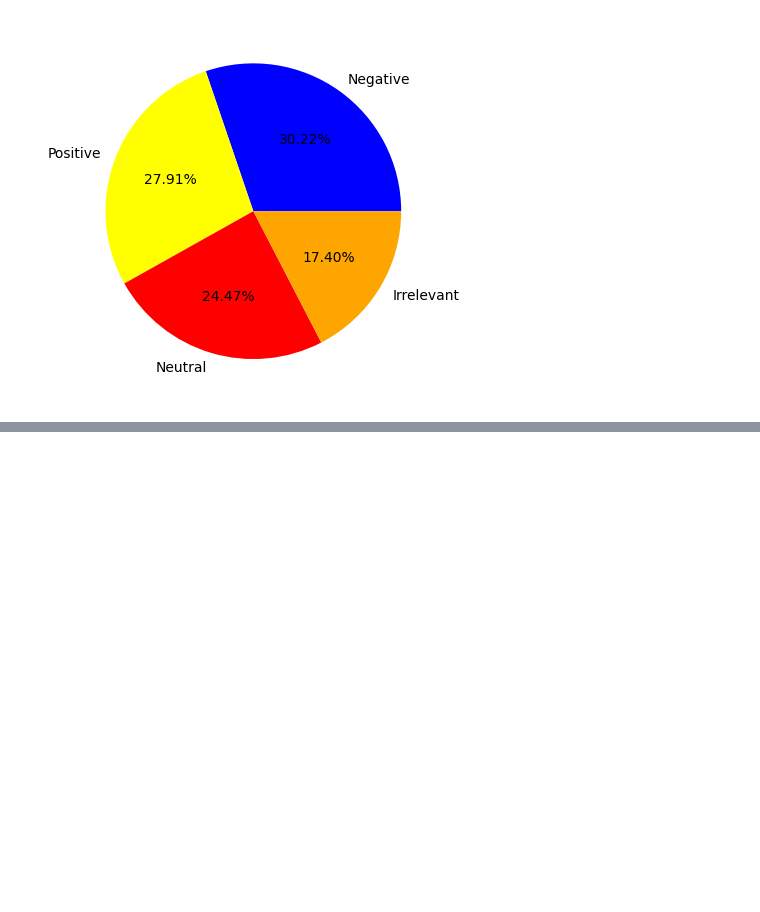
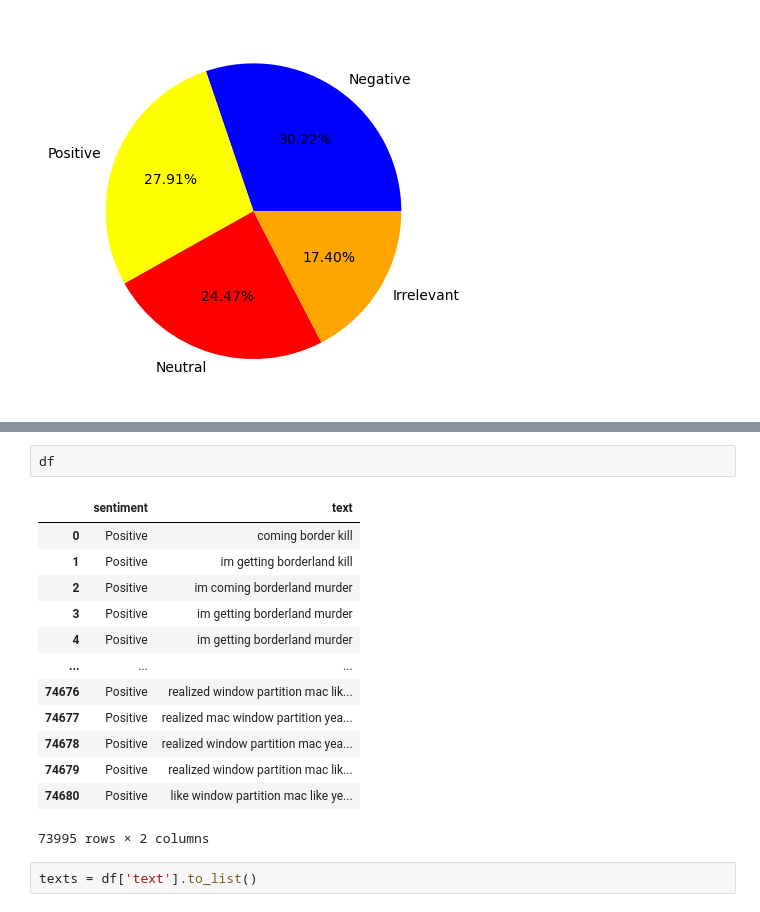
Before and after one commit to RudraShankhaNandy/PRASUNET_DS_Intern, a Jupyter notebook: TASK_04/task4.ipynb, the cells around one changed output, grey strips where cells are left out. Saved outputs shown, nothing was run; the diff lists cells and outputs as text; blank space fills up the shorter version.

```diff
--- a/TASK_04/task4.ipynb
+++ b/TASK_04/task4.ipynb
@@ -120,0 +156,18 @@ plt.show()
+# %%
+df
+# %% [output]
+|  | sentiment | text |
+| 0 | Positive | coming border kill |
+| 1 | Positive | im getting borderland kill |
+| 2 | Positive | im coming borderland murder |
+| 3 | Positive | im getting borderland murder |
+| 4 | Positive | im getting borderland murder |
+| ... | ... | ... |
+| 74676 | Positive | realized window partition mac lik... |
+| 74677 | Positive | realized mac window partition yea... |
+| 74678 | Positive | realized window partition mac yea... |
+| 74679 | Positive | realized window partition mac lik... |
+| 74680 | Positive | like window partition mac like ye... |
+73995 rows × 2 columns
+# %%
+texts = df['text'].to_list()
```
Also changed, not shown: parts of 16 cells of this notebook.
